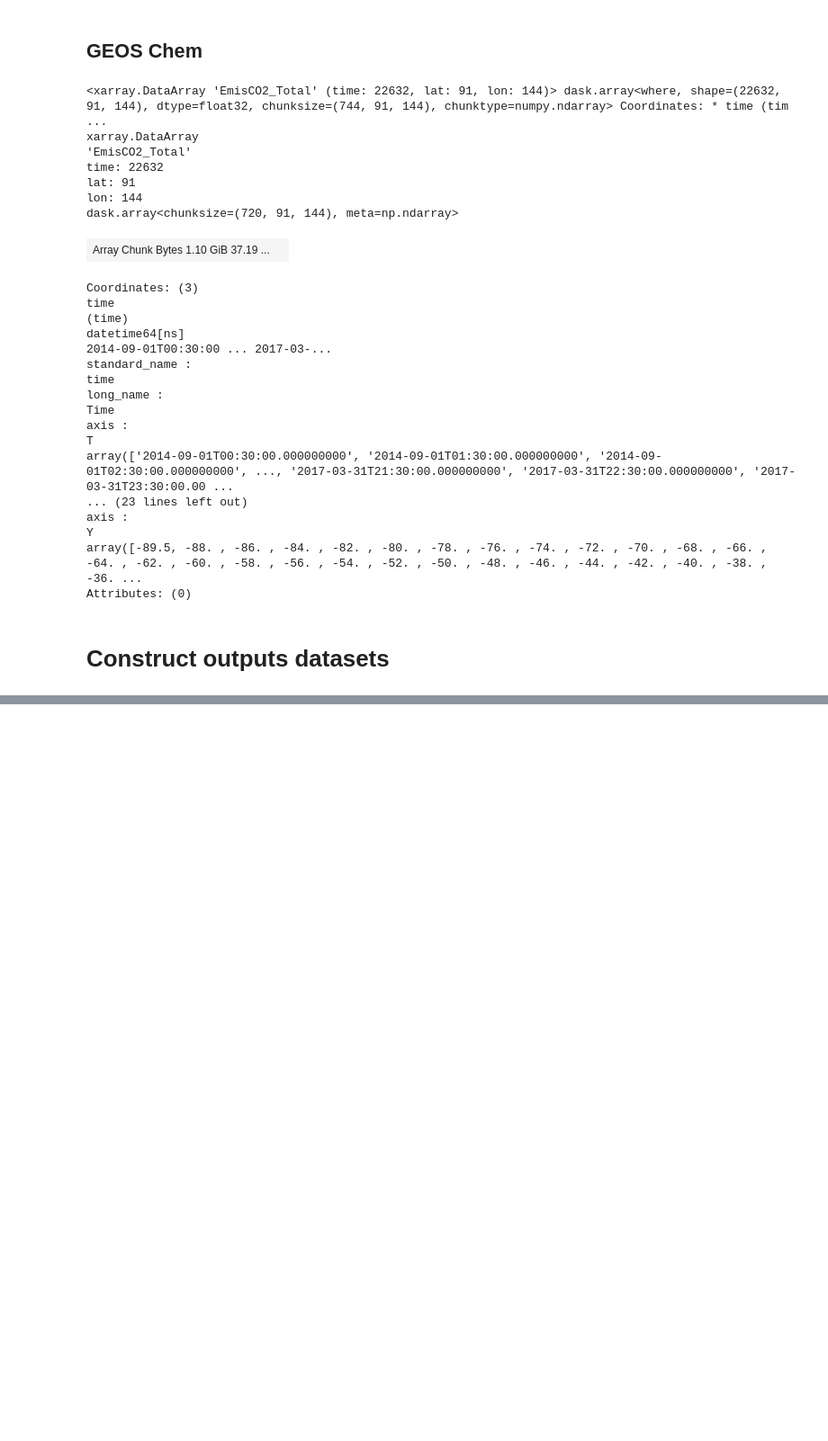
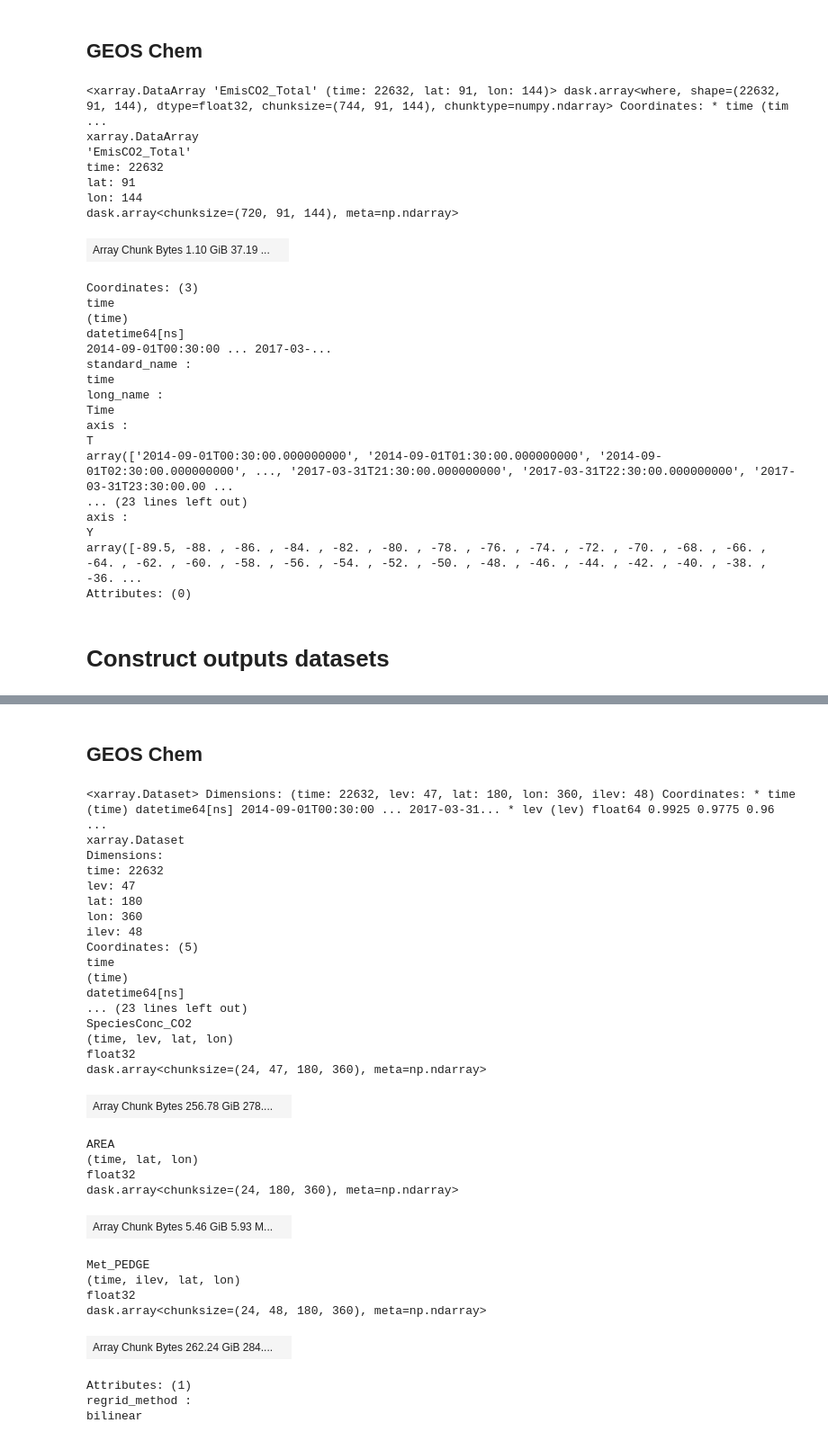
Before and after one commit to joshhjacobson/wombat-paper, a Jupyter notebook: validation/data_wrangling.ipynb, the cells around one changed output, grey strips where cells are left out. Shown at 90% size. Saved outputs shown, nothing was run; the diff lists cells and outputs as text; code cells hidden in the pictures; blank space fills up the shorter version.

```diff
--- a/validation/data_wrangling.ipynb
+++ b/validation/data_wrangling.ipynb
@@ -130,0 +186,56 @@ da_geoschem.to_netcdf("../data/geoschem_inputs.nc")
+# %% [markdown]
+## GEOS Chem
+# %%
+geoschem_levedge_glob = (
+    "../1_transport/intermediates/GEOS_Chem/runs/run.v12.3.2.base/output/"
+    "GEOSChem.LevelEdgeDiags.*_0000z.nc4"
+)
+with xr.open_mfdataset(geoschem_levedge_glob) as ds:
+    da_pressure_level = ds["Met_PEDGE"]
+
+geoschem_spec_glob = (
+    "../1_transport/intermediates/GEOS_Chem/runs/run.v12.3.2.base/output/"
+    "GEOSChem.SpeciesConc.*_0000z.nc4"
+)
+with xr.open_mfdataset(geoschem_spec_glob) as ds:
+    ds_geoschem = ds[["SpeciesConc_CO2", "AREA"]]
+    ds_geoschem["Met_PEDGE"] = da_pressure_level
+    # clip to available mozart date range
+    ds_geoschem = ds_geoschem.where(ds_geoschem["time"] <= mozart_datetime_end, drop=True)
+    # regrid to 1x1 degree
+    ds_geoschem = xe.Regridder(ds_geoschem, target_grid, "bilinear")(ds_geoschem)
+
+# one observation for every hour of every day in study period, in units mole per mole dry, regridded
+ds_geoschem
+# %% [output]
+<xarray.Dataset> Dimensions: (time: 22632, lev: 47, lat: 180, lon: 360, ilev: 48) Coordinates: * time (time) datetime64[ns] 2014-09-01T00:30:00 ... 2017-03-31... * lev (lev) float64 0.9925 0.9775 0.96 ...
+xarray.Dataset
+Dimensions:
+time: 22632
+lev: 47
+lat: 180
+lon: 360
+ilev: 48
+Coordinates: (5)
+time
+(time)
+datetime64[ns]
+... (23 lines left out)
+SpeciesConc_CO2
+(time, lev, lat, lon)
+float32
+dask.array<chunksize=(24, 47, 180, 360), meta=np.ndarray>
+| Array Chunk Bytes 256.78 GiB 278.... |  |
+AREA
+(time, lat, lon)
+float32
+dask.array<chunksize=(24, 180, 360), meta=np.ndarray>
+| Array Chunk Bytes 5.46 GiB 5.93 M... |  |
+Met_PEDGE
+(time, ilev, lat, lon)
+float32
+dask.array<chunksize=(24, 48, 180, 360), meta=np.ndarray>
+| Array Chunk Bytes 262.24 GiB 284.... |  |
+Attributes: (1)
+regrid_method :
+bilinear
```
Also changed, not shown: parts of 7 cells of this notebook, 2 other files.
